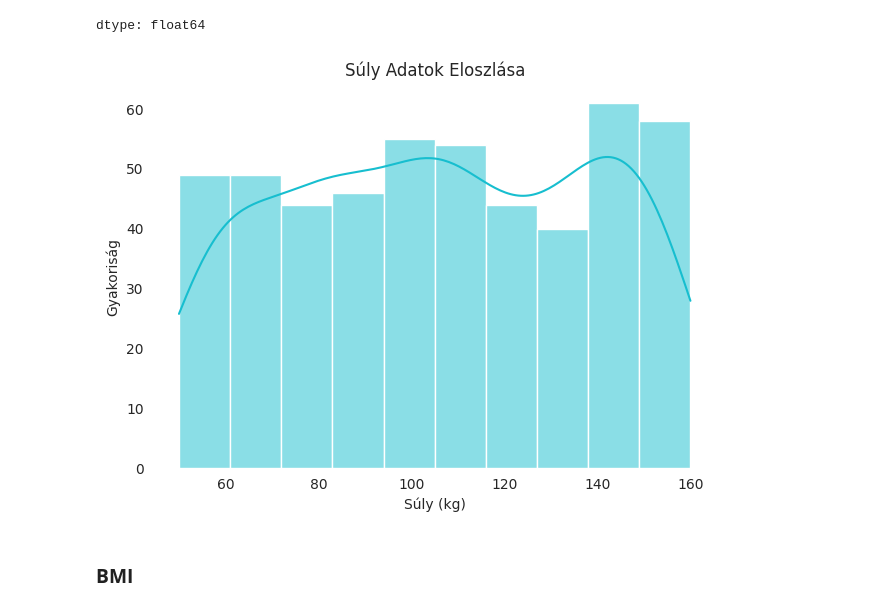
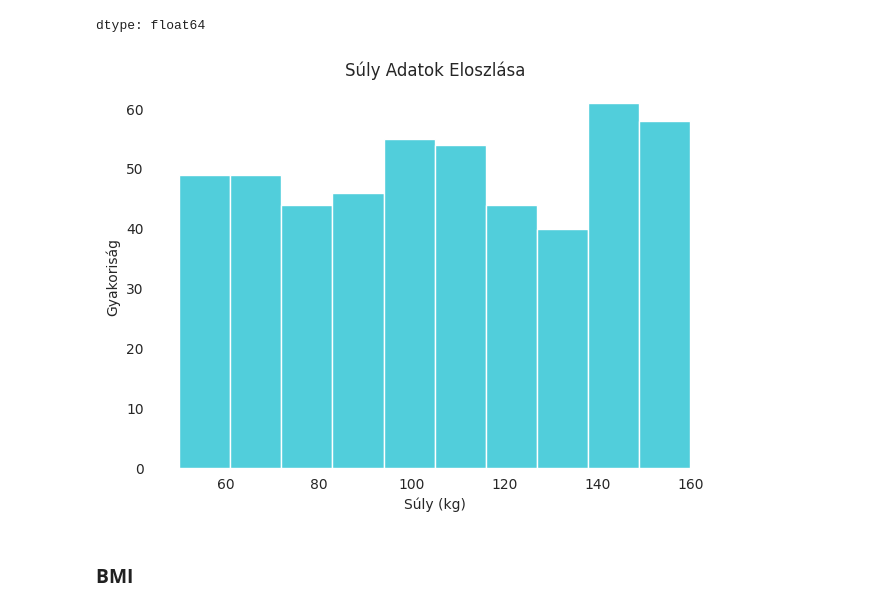
Before and after one commit to shecodespython/adatviz-2024, a Jupyter notebook: 1st_Assignment.ipynb, the cells around one changed output. Drawn from its saved outputs; the diff is of its cells as text; code cells hidden in the pictures.

```diff
--- a/1st_Assignment.ipynb
+++ b/1st_Assignment.ipynb
@@ -302,18 +302,18 @@ dtype: float64
 # %%
 fig, ax = plt.subplots()
 
-sns.histplot(data=df_kaggle, x="Suly (kg)", color=palette[18], kde=True, ax=ax)
+sns.histplot(data=df_kaggle, x="Suly (kg)", color=palette[18], ax=ax)
 
 ax.set_xlabel("Súly (kg)")
 ax.set_ylabel("Gyakoriság")
 ax.set_title("Súly Adatok Eloszlása")
 
 ax.spines[["top", "right", "left", "bottom"]].set_visible(False)
 
 plt.tight_layout()
 plt.show()
 # %% [output]
-[figure, old version]
+[figure, new version]
 # %% [markdown]
 ### **BMI**
 # %%
```
Also changed, not shown: parts of 11 cells of this notebook.
